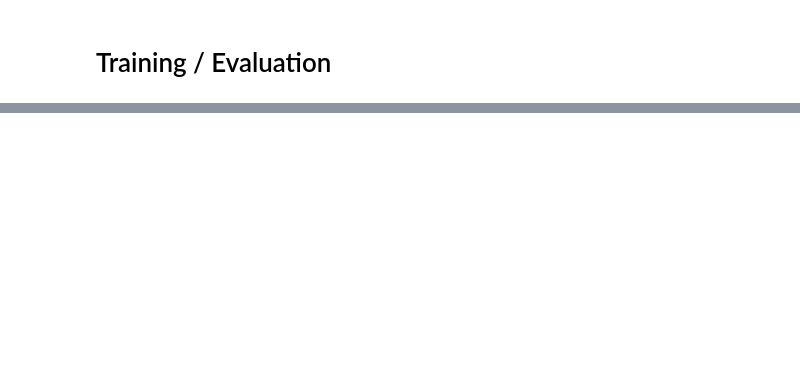
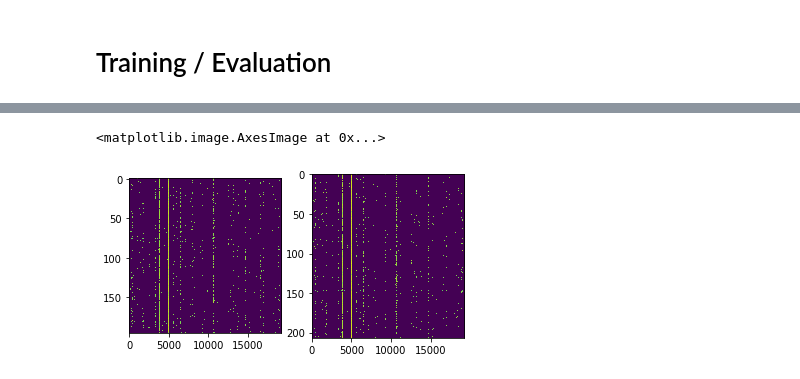
Before and after one commit to akshayyeluri/cellClassifier, a Jupyter notebook: keras_tests.ipynb, the cells around one changed output, grey strips where cells are left out. Cells and saved outputs as stored; diff of their text form; code cells hidden in the pictures; blank space fills up the shorter version.

```diff
--- a/keras_tests.ipynb
+++ b/keras_tests.ipynb
@@ -146,0 +140,2 @@ utils.plot_confusions(conf);
+# %%
+t_dat, t_lab = test_data.reshape(test_data.shape[:2]), np.argmax(test_labels, axis=1)
@@ -146,0 +150,6 @@ utils.plot_confusions(conf);
+# %%
+plt.subplot(121).imshow(t_dat[t_lab == 0], aspect=100);
+plt.subplot(122).imshow(t_dat[t_lab == 4], aspect=100)
+# %% [output]
+<matplotlib.image.AxesImage at 0x...>
+[figure, added]
```
Also changed, not shown: parts of 10 cells of this notebook, 1 other file.
